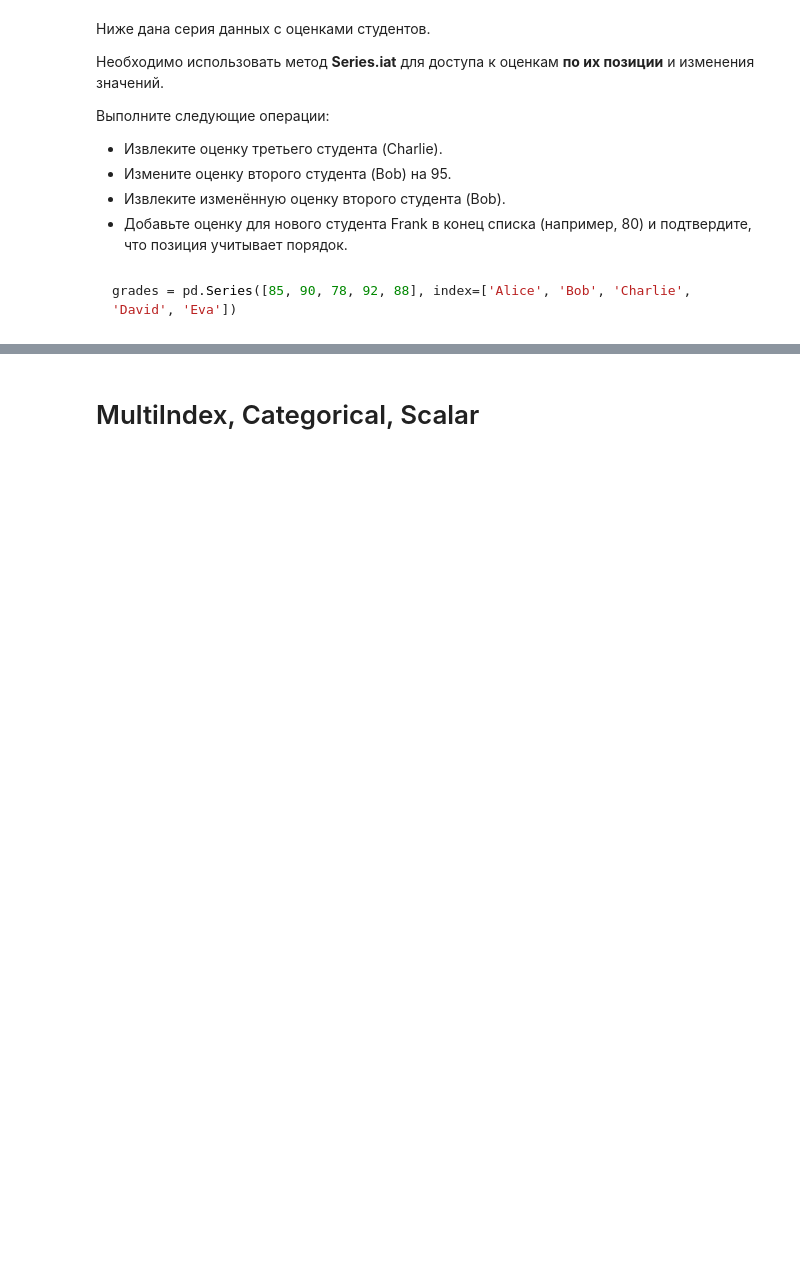
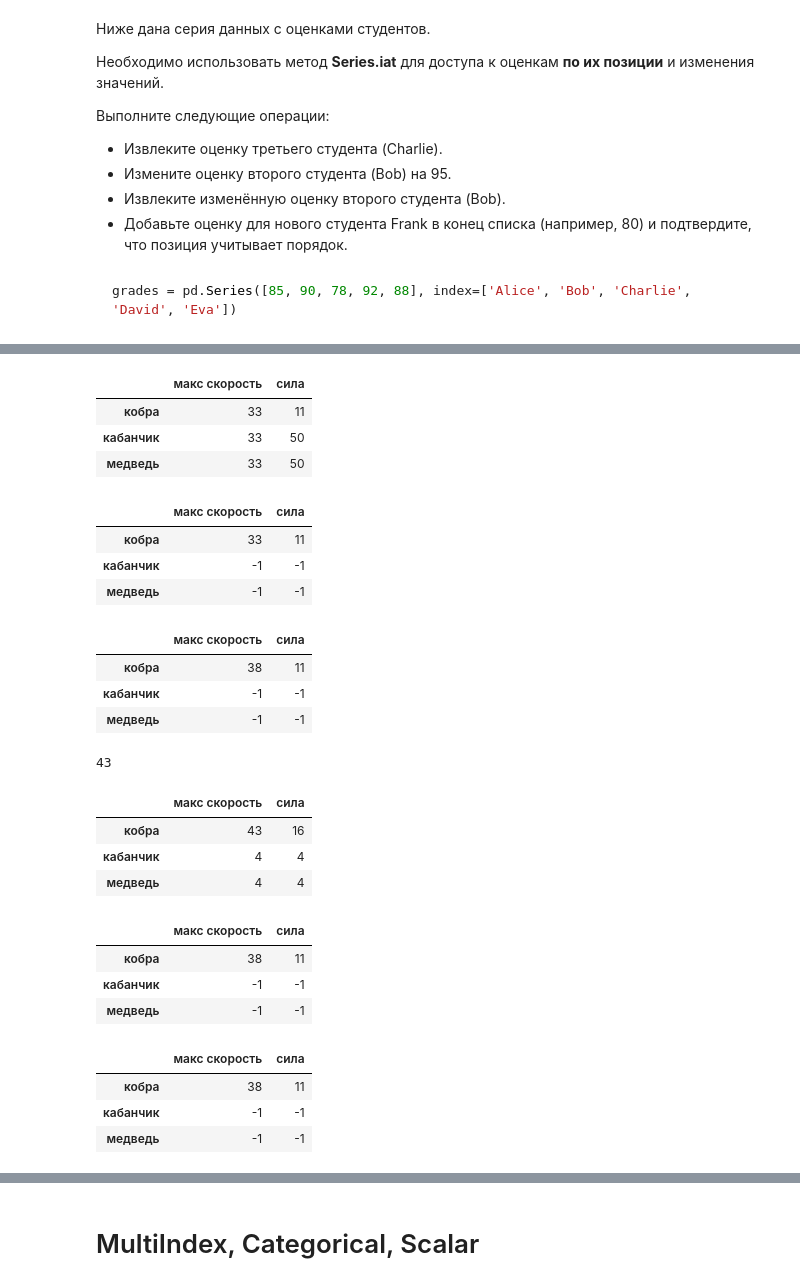
Before and after one commit to rgenius-ru/pandas_lessons, a Jupyter notebook: lessons/Pandas_for_Data_Engineering/part2_new.ipynb, the cells around one changed output, grey strips where cells are left out. Cells and saved outputs as stored; diff of their text form; code cells hidden in the pictures; blank space fills up the shorter version.

```diff
--- a/lessons/Pandas_for_Data_Engineering/part2_new.ipynb
+++ b/lessons/Pandas_for_Data_Engineering/part2_new.ipynb
@@ -834,0 +956,50 @@ grades = pd.Series([85, 90, 78, 92, 88], index=['Alice', 'Bob', 'Charlie', 'Davi
+# %%
+df.loc[:, 'макс скорость'] = 33
+df
+# %% [output]
+|  | макс скорость | сила |
+| кобра | 33 | 11 |
+| кабанчик | 33 | 50 |
+| медведь | 33 | 50 |
+# %%
+df.loc[df['сила'] >= 50] = -1
+df
+# %% [output]
+|  | макс скорость | сила |
+| кобра | 33 | 11 |
+| кабанчик | -1 | -1 |
+| медведь | -1 | -1 |
+# %%
+df.loc['кобра', 'макс скорость'] += 5
+df
+# %% [output]
+|  | макс скорость | сила |
+| кобра | 38 | 11 |
+| кабанчик | -1 | -1 |
+| медведь | -1 | -1 |
+# %%
+df.loc['кобра', 'макс скорость'] + 5
+# %% [output]
+43
+# %%
+df + 5
+# %% [output]
+|  | макс скорость | сила |
+| кобра | 43 | 16 |
+| кабанчик | 4 | 4 |
+| медведь | 4 | 4 |
+# %%
+df
+# %% [output]
+|  | макс скорость | сила |
+| кобра | 38 | 11 |
+| кабанчик | -1 | -1 |
+| медведь | -1 | -1 |
+# %%
+shuffled_df = df.loc[['кобра', 'кабанчик', 'медведь']]
+shuffled_df
+# %% [output]
+|  | макс скорость | сила |
+| кобра | 38 | 11 |
+| кабанчик | -1 | -1 |
+| медведь | -1 | -1 |
```
Also changed, not shown: parts of 24 cells of this notebook.
